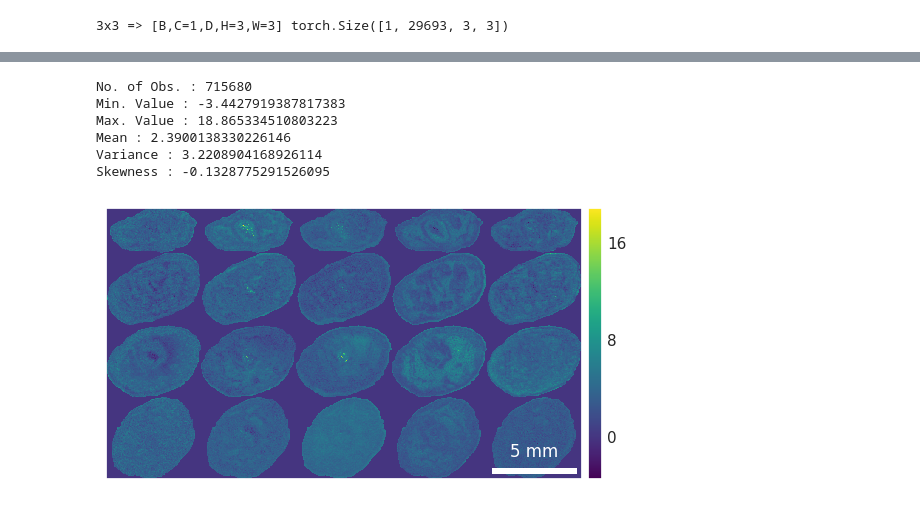
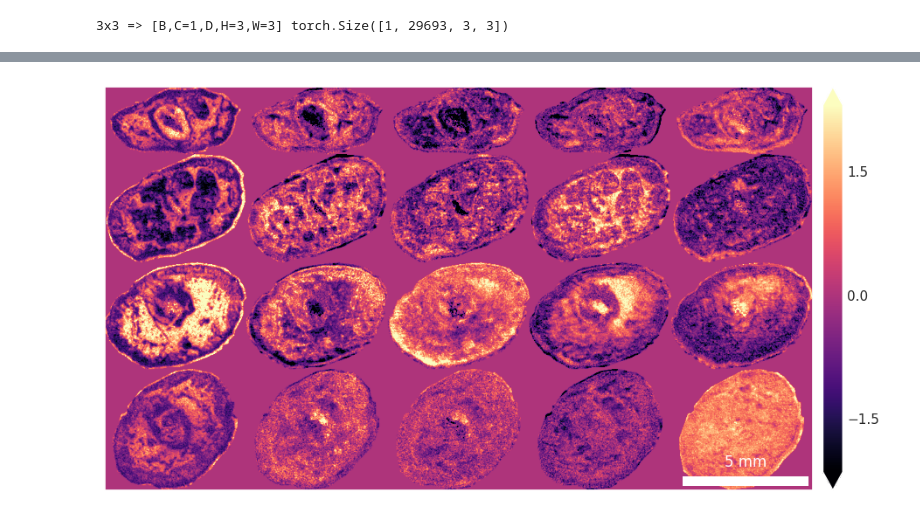
Before and after one commit to m2aia/pym2aia-examples, a Jupyter notebook: Example_VI_AutoEncoder_SpatioSpectral.ipynb, the cells around one changed output, grey strips where cells are left out. Saved outputs shown, nothing was run; the diff lists cells and outputs as text; code cells hidden in the pictures.

Commit message:
update examples

```diff
--- a/Example_VI_AutoEncoder_SpatioSpectral.ipynb
+++ b/Example_VI_AutoEncoder_SpatioSpectral.ipynb
@@ -14 +8,8 @@ file_names = DownloadMTBLS2639([1,2,3,4])
+# %%
+# download the example files if required
+# for all examples continuos profile data are used
+from download_helper import DownloadMTBLS2639
+# if wanted, you can replace the file_names list with data on your disk
+# e.g. filenames = ["my/files/location/data.imzML", "..."]
+file_names = DownloadMTBLS2639(selection=[1,2,3,4]) # only slice 3 is selected, you choose fom [0,1,2,3]
 # %%
@@ -75,8 +53,13 @@ this returns 25 spectra of the 5x5 if neighborhood.
 # 1.2 Batch generator (with neighborhood)
 #========================================
 
-toTorchTensor = transforms.Lambda(lambda x: torch.tensor(x, dtype=torch.float32))
-dataset = m2.SpectrumDataset(image_handles, shape=(3,3), buffer_type="memory", transform_data=toTorchTensor)
+# to query samples from the dataset with output tensor shape [B,C,W,H]
+# with B as batch size
+# C as number of channels (m/z values)
+# and W,H as width and height of the queried patch
+
+transform = transforms.Lambda(lambda x: torch.tensor(x, dtype=torch.float32))
+dataset = m2.SpectrumDataset(image_handles, shape=(3,3), buffer_type="memory", transform_data=transform)
 print("3x3 => [B,C=1,D,H=3,W=3]",dataset[0][0].shape)
 # %% [output]
 3x3 => [B,C=1,D,H=3,W=3] torch.Size([1, 29693, 3, 3])
@@ -120,9 +103,9 @@ else:
     for epoch in range(epochs):
         # 1. train
         epoch_losses = []
-        for i, batch in enumerate(dataloader):
+        for i, (X,Y) in enumerate(dataloader):
 
-            X = batch.cuda(non_blocking=True)
+            X = X.cuda(non_blocking=True)
             R, z, z_mean, z_log_var = m(X)
 
             loss_value = loss(X, R, z_mean, z_log_var)
@@ -164,37 +154,31 @@ for j, I in enumerate(image_handles):
 # %%
 import seaborn_image as seaim
 import seaborn as sns
+sns.set_theme(style="darkgrid")
+sns.set(rc={'figure.figsize':(19,6)})
 
-sns.set_theme(style="darkgrid")
-# sns.set(rc={'figure.figsize':(19,6)})
 height = np.sum(y_dims)
 max_im_width = np.max(x_dims)
 width = max_im_width * latent_size
 
 im_final = np.zeros((height, width))
 
 
 y_pos = 0
 for i, ims_temp in enumerate(ims):
     d,h,w = ims_temp.shape
     min = np.min(ims_temp)
     max = np.max(ims_temp)
     x_pos = 0
     for k in range(latent_size):
         rescaled = np.copy(ims_temp[k])
         w_delta_2 = (max_im_width-w)/2
         im_final[y_pos:y_pos + h , x_pos+int(w_delta_2):x_pos+int(w_delta_2)+w] = rescaled
         x_pos = x_pos + max_im_width
     y_pos = y_pos + h
 
-im_final[im_final!=0] = im_final[im_final!=0]+3.5
-seaim.imgplot(im_final, cmap="viridis", dx=25, units="um", describe=True)
-plt.savefig("VI.png", dpi=350)
+# im_final[im_final!=0] = im_final[im_final!=0]+3.5
+seaim.imshow(im_final, cmap="magma", dx=25, units="um", perc=(1,99), robust=True,interpolation='bilinear')
+plt.savefig(dpi=350, fname="results/example_vi.png")
 # %% [output]
-No. of Obs. : 715680
-Min. Value : -3.4427919387817383
-Max. Value : 18.865334510803223
-Mean : 2.3900138330226146
-Variance : 3.2208904168926114
-Skewness : -0.1328775291526095
-[figure, old version]
+[figure, new version]
```
Also changed, not shown: parts of 7 cells of this notebook, 9 other files.
